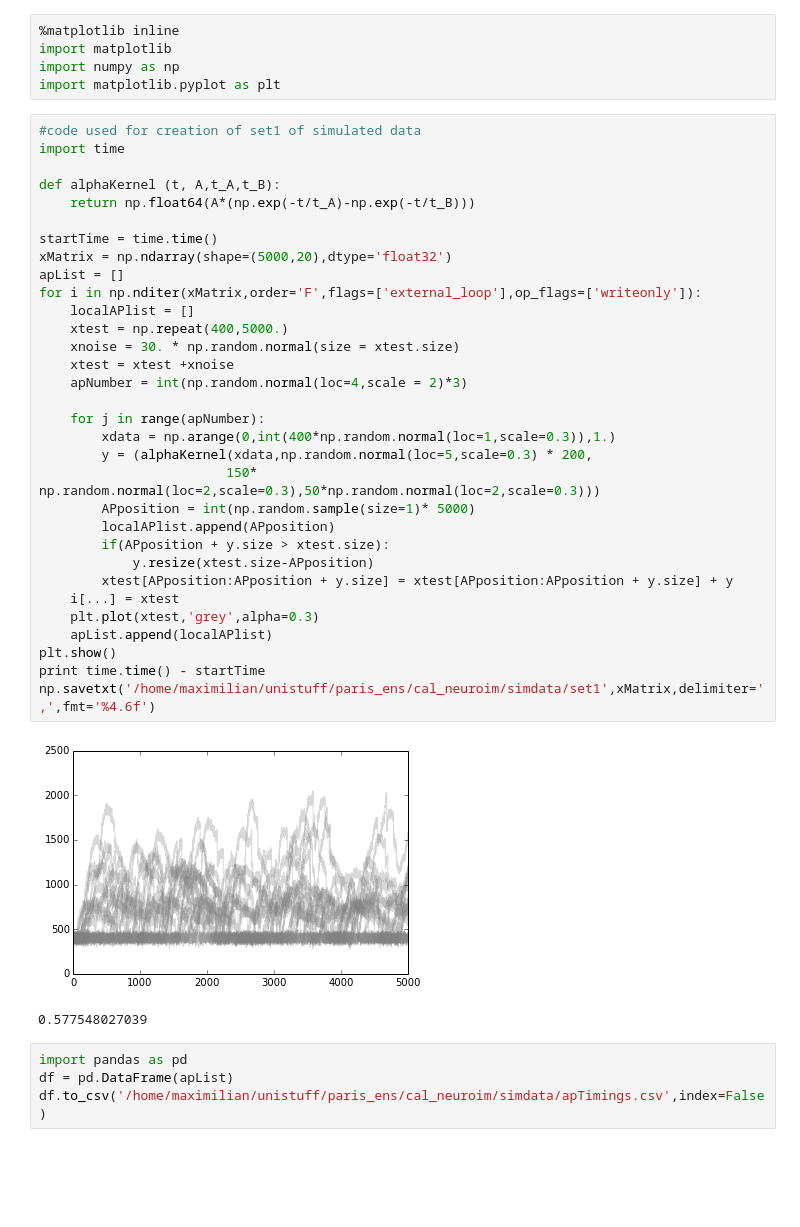
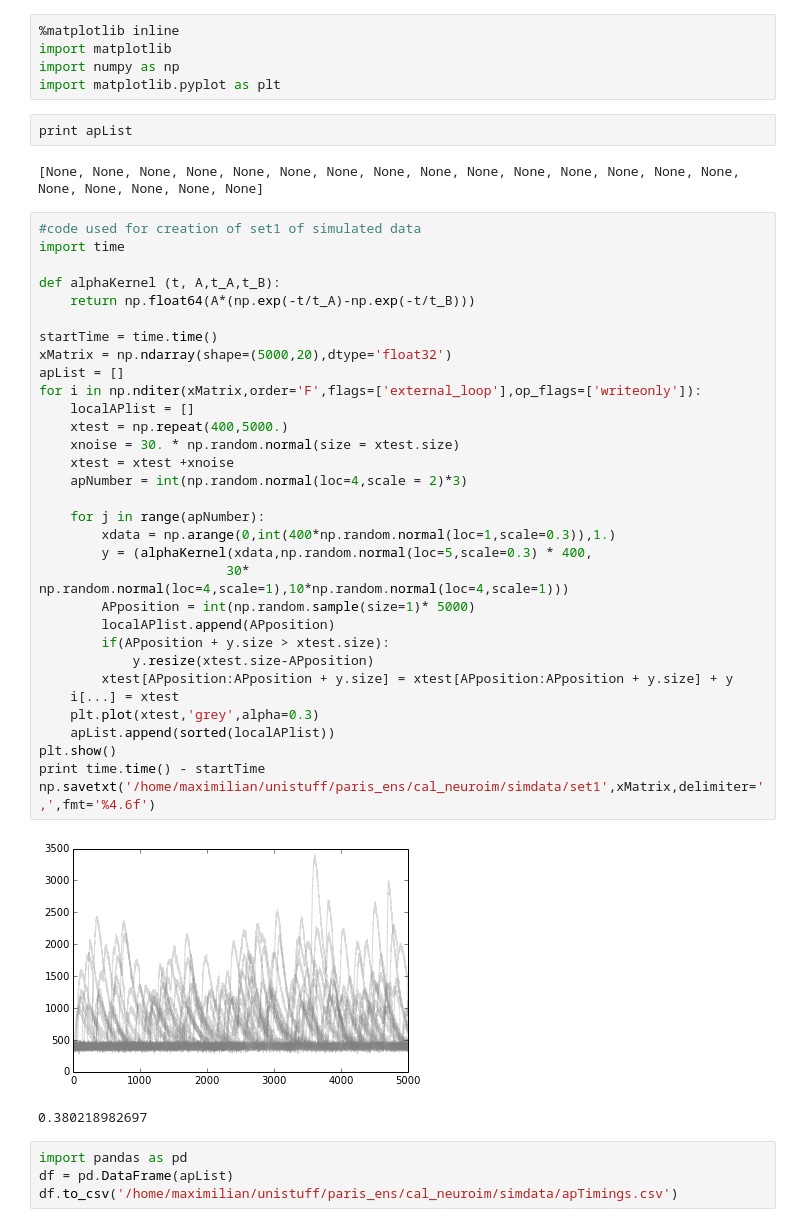
Before and after one commit to zmoldir/cal_neuroim, a Jupyter notebook: MAstuff_testbook.ipynb, the cells around one changed output. Saved outputs shown, nothing was run; the diff lists cells and outputs as text; blank space fills up the shorter version.

```diff
--- a/MAstuff_testbook.ipynb
+++ b/MAstuff_testbook.ipynb
@@ -3,42 +3,46 @@
 import matplotlib
 import numpy as np
 import matplotlib.pyplot as plt
+# %%
+print apList
+# %% [output]
+[None, None, None, None, None, None, None, None, None, None, None, None, None, None, None, None, None, None, None, None]
 # %%
 #code used for creation of set1 of simulated data
 import time
 
 def alphaKernel (t, A,t_A,t_B):
     return np.float64(A*(np.exp(-t/t_A)-np.exp(-t/t_B)))
 
 startTime = time.time()
 xMatrix = np.ndarray(shape=(5000,20),dtype='float32')
 apList = []
 for i in np.nditer(xMatrix,order='F',flags=['external_loop'],op_flags=['writeonly']):
     localAPlist = []
     xtest = np.repeat(400,5000.)
     xnoise = 30. * np.random.normal(size = xtest.size)
     xtest = xtest +xnoise
     apNumber = int(np.random.normal(loc=4,scale = 2)*3)
 
     for j in range(apNumber):
         xdata = np.arange(0,int(400*np.random.normal(loc=1,scale=0.3)),1.)
-        y = (alphaKernel(xdata,np.random.normal(loc=5,scale=0.3) * 200,
-                        150* np.random.normal(loc=2,scale=0.3),50*np.random.normal(loc=2,scale=0.3)))
+        y = (alphaKernel(xdata,np.random.normal(loc=5,scale=0.3) * 400,
+                        30* np.random.normal(loc=4,scale=1),10*np.random.normal(loc=4,scale=1)))
         APposition = int(np.random.sample(size=1)* 5000)
         localAPlist.append(APposition)
         if(APposition + y.size > xtest.size):
             y.resize(xtest.size-APposition)
         xtest[APposition:APposition + y.size] = xtest[APposition:APposition + y.size] + y
     i[...] = xtest
     plt.plot(xtest,'grey',alpha=0.3)
-    apList.append(localAPlist)
+    apList.append(sorted(localAPlist))
 plt.show()
 print time.time() - startTime
 np.savetxt('/home/maximilian/unistuff/paris_ens/cal_neuroim/simdata/set1',xMatrix,delimiter=',',fmt='%4.6f')
 # %% [output]
-[figure, old version]
+[figure, new version]
-0.577548027039
+0.380218982697
 # %%
 import pandas as pd
 df = pd.DataFrame(apList)
-df.to_csv('/home/maximilian/unistuff/paris_ens/cal_neuroim/simdata/apTimings.csv',index=False)
+df.to_csv('/home/maximilian/unistuff/paris_ens/cal_neuroim/simdata/apTimings.csv')
```
Also changed, not shown: parts of 2 cells of this notebook, 2 other files.
